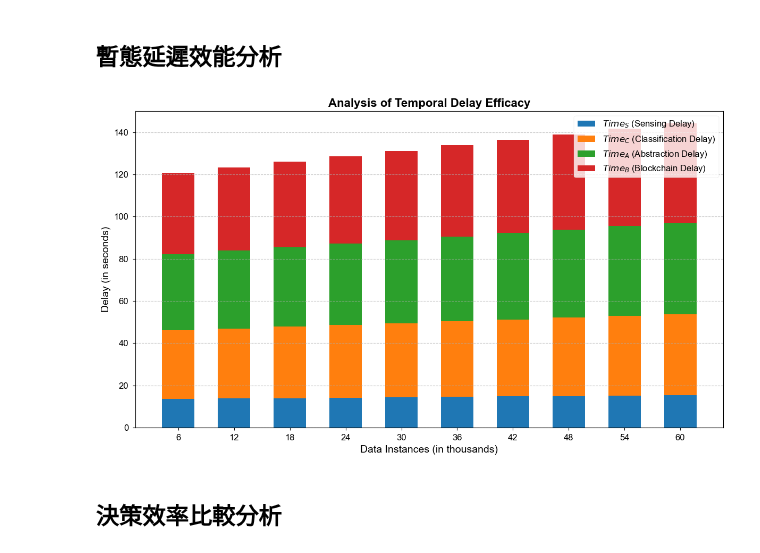
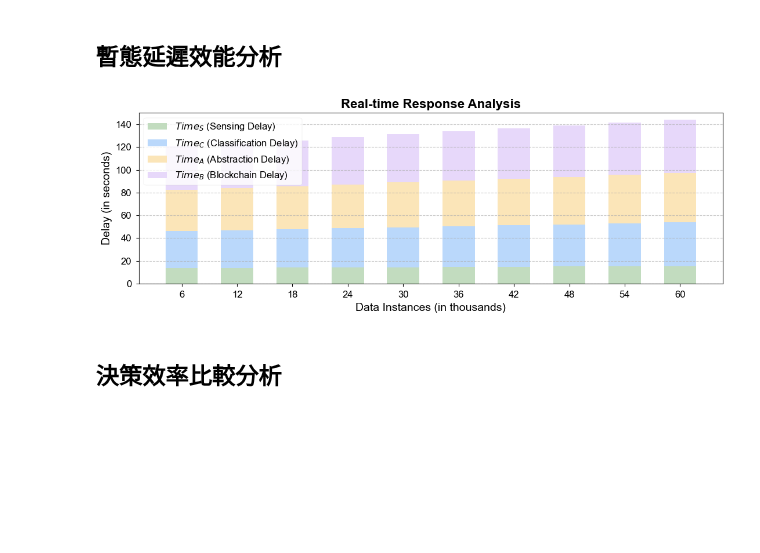
Before and after one commit to kcwc1029/kcwc1029.github.io, a Jupyter notebook: 護理教育/main.ipynb, the cells around one changed output. Saved outputs shown, nothing was run; the diff lists cells and outputs as text; code cells hidden in the pictures; blank space fills up the shorter version.

```diff
--- a/護理教育/main.ipynb
+++ b/護理教育/main.ipynb
@@ -29,43 +29,45 @@ time_a = base_time_a * (1 + 0.022 * (data_instances / data_instances.min() - 1))
 time_b = base_time_b * (1 + 0.025 * (data_instances / data_instances.min() - 1))
 
 # --- 繪製堆疊長條圖 ---
-fig, ax = plt.subplots(figsize=(12, 7))
+fig, ax = plt.subplots(figsize=(11, 4))
+
+# 定義顏色
+colors = ["#c2dcbf",'#bad8fb', '#fbe5b8', '#e7d8fa']
 
 # 繪製各個延遲組件
-ax.bar(data_instances, time_s, label='$Time_S$ (Sensing Delay)', width=3.5)
-ax.bar(data_instances, time_c, bottom=time_s, label='$Time_C$ (Classification Delay)', width=3.5)
-ax.bar(data_instances, time_a, bottom=time_s + time_c, label='$Time_A$ (Abstraction Delay)', width=3.5)
-ax.bar(data_instances, time_b, bottom=time_s + time_c + time_a, label='$Time_B$ (Blockchain Delay)', width=3.5)
+ax.bar(data_instances, time_s, label='$Time_S$ (Sensing Delay)', width=3.5, color=colors[0])
+ax.bar(data_instances, time_c, bottom=time_s, label='$Time_C$ (Classification Delay)', width=3.5, color=colors[1])
+ax.bar(data_instances, time_a, bottom=time_s + time_c, label='$Time_A$ (Abstraction Delay)', width=3.5, color=colors[2])
+ax.bar(data_instances, time_b, bottom=time_s + time_c + time_a, label='$Time_B$ (Blockchain Delay)', width=3.5, color=colors[3])
 
 # --- 圖表美化與標示 ---
 ax.set_xlabel('Data Instances (in thousands)', fontsize=14)
 ax.set_ylabel('Delay (in seconds)', fontsize=14)
-ax.set_title('Analysis of Temporal Delay Efficacy', fontsize=16, weight='bold')
+ax.set_title('Real-time Response Analysis', fontsize=16, weight='bold')
 
 # 設定X軸刻度
 ax.set_xticks(data_instances)
 ax.tick_params(axis='x', labelsize=12)
 ax.tick_params(axis='y', labelsize=12)
 
 # 顯示圖例
 ax.legend(fontsize=12)
 
 # 顯示網格線
 ax.grid(axis='y', linestyle='--', alpha=0.7)
 ax.set_ylim(0, 150) # 可根據需求調整Y軸範圍
 
 # 讓版面更緊湊
 plt.tight_layout()
 
 # 儲存圖檔 (建議儲存為高解析度的向量圖格式如 .pdf 或 .svg)
-plt.savefig("temporal_delay_efficacy.pdf", format="pdf", dpi=300)
-plt.savefig("temporal_delay_efficacy.png", format="png", dpi=300)
+plt.savefig("temporal_delay_efficacy.png", format="png", dpi=600)
 
 
 # 顯示圖表
 plt.show()
 # %% [output]
-[figure, old version]
+[figure, new version]
 # %% [markdown]
 ## 決策效率比較分析
 # %%
```
Also changed, not shown: parts of 6 cells of this notebook, 38 other files.
